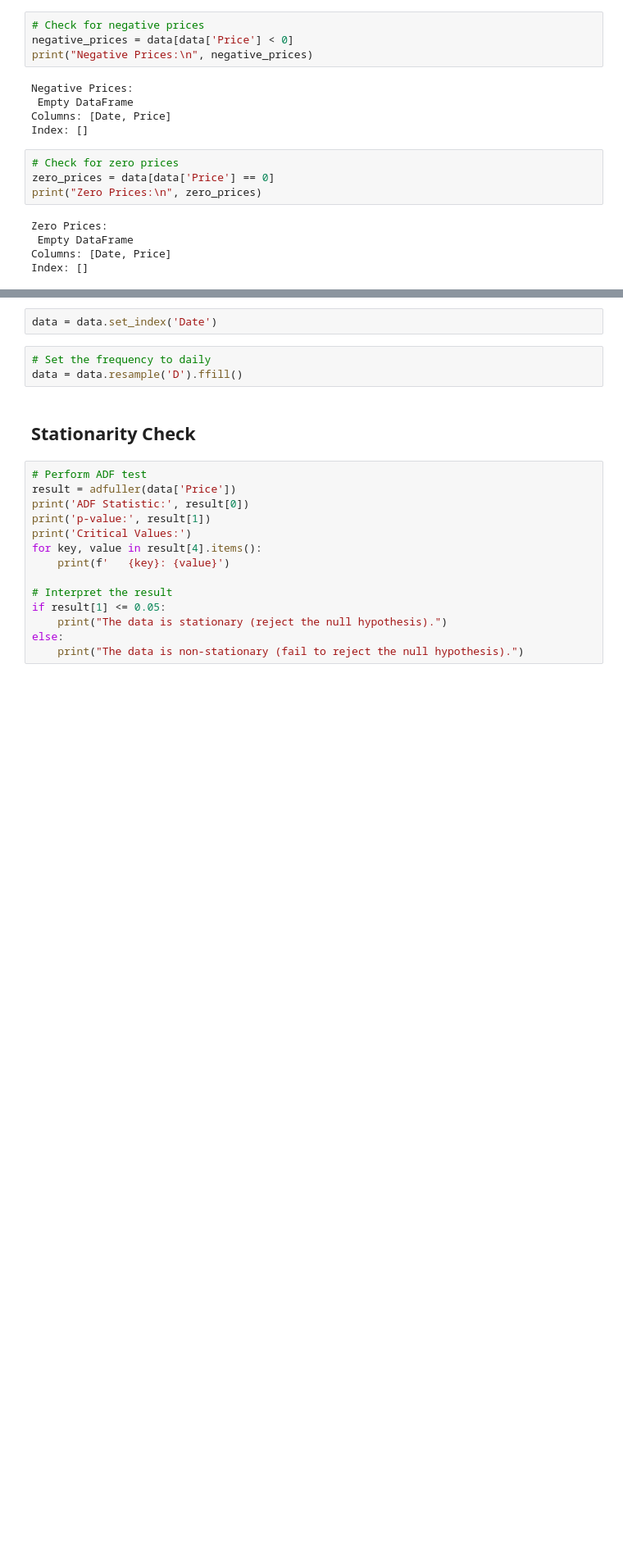
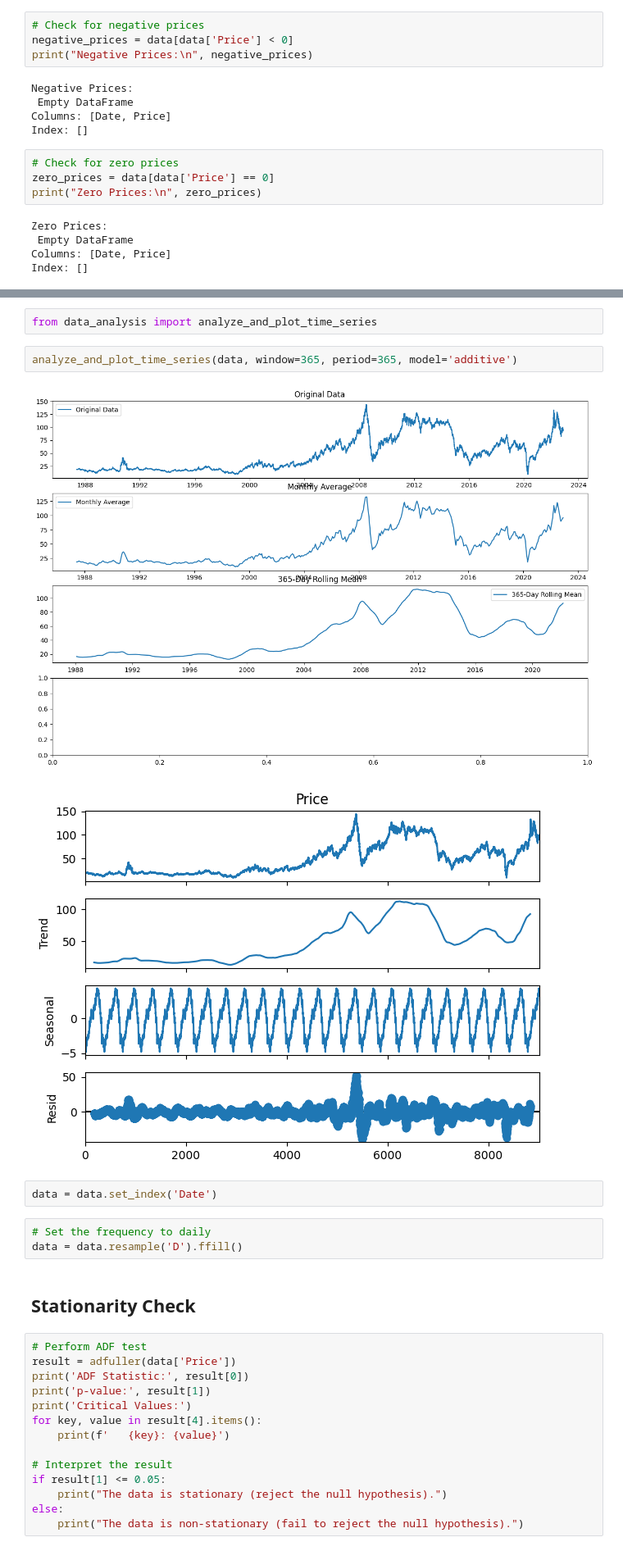
Before and after one commit to surak-alf/change_point_analysis, a Jupyter notebook: notbooks/data_exploration.ipynb, the cells around one changed output, grey strips where cells are left out. Shown at 82% size. Cells and saved outputs as stored; diff of their text form; blank space fills up the shorter version.

```diff
--- a/notbooks/data_exploration.ipynb
+++ b/notbooks/data_exploration.ipynb
@@ -132,3 +90,10 @@ plt.show()
+# %%
+from data_analysis import analyze_and_plot_time_series
+# %%
+analyze_and_plot_time_series(data, window=365, period=365, model='additive')
+# %% [output]
+[figure, added]
+[figure, added]
 # %%
 data = data.set_index('Date')
 # %%
```
Also changed, not shown: parts of 8 cells of this notebook, 1 other file.
